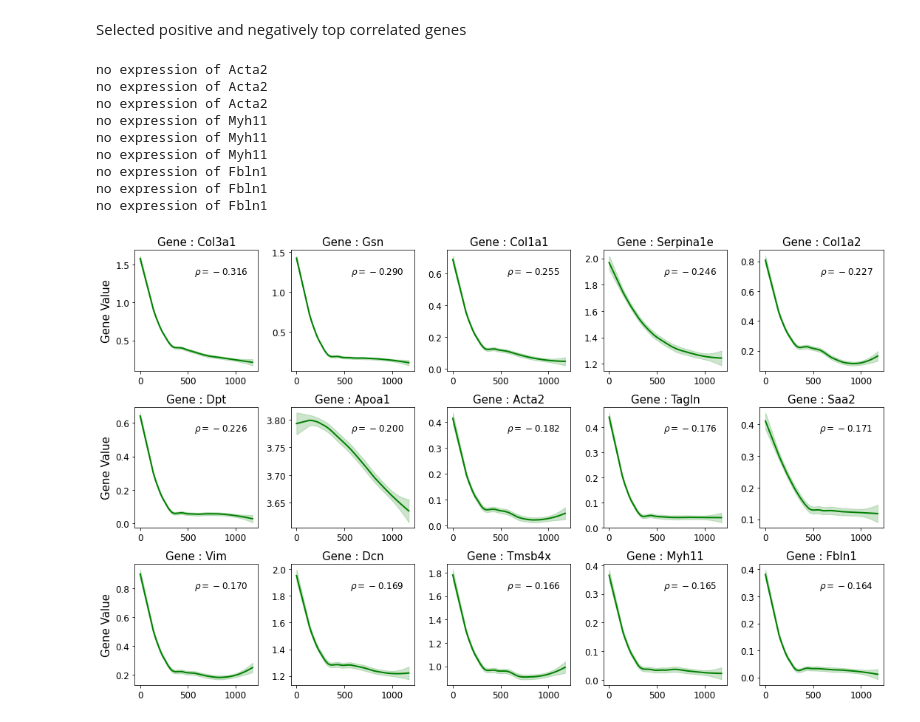
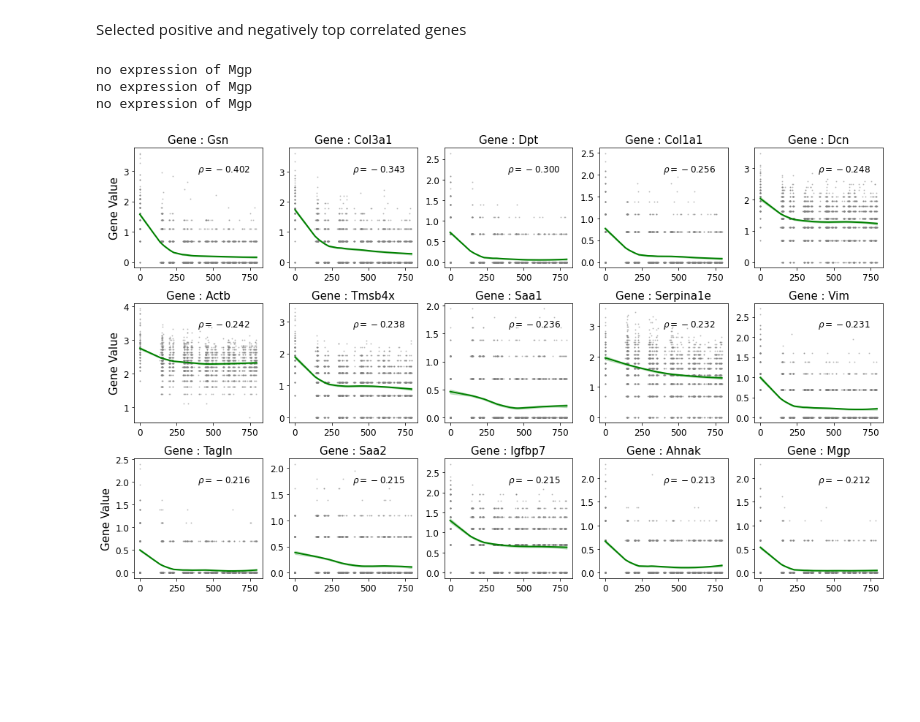
Before and after one commit to almaan/ST-mLiver, a Jupyter notebook: scripts/cluster-5-analysis.ipynb, the cells around one changed output. Saved outputs shown, nothing was run; the diff lists cells and outputs as text; code cells hidden in the pictures; blank space fills up the shorter version.

```diff
--- a/scripts/cluster-5-analysis.ipynb
+++ b/scripts/cluster-5-analysis.ipynb
@@ -32,19 +32,19 @@ TAG = re.sub(":| |-|\\.|","",str(datetime.datetime.today()))
 TAG = TAG + "-cluster-5-analysis"
 
 REPO_DIR = osp.dirname(osp.abspath(os.getcwd()))
-DATA_DIR = osp.join(REPO_DIR,"data/h5ad-cca")
+DATA_DIR = osp.join("/Users/franziskahildebrandt/Desktop/PhDprojectFranziskaHildebrandt/ST-liver/uninfectedLiver-sequenced/ankarliver/data/h5ad-cca")
 RESULTS_DIR = osp.join(REPO_DIR,"res",TAG)
 
 if not osp.exists(RESULTS_DIR):
     os.mkdir(RESULTS_DIR)
 
-GENE_LIST_DIR = osp.join(REPO_DIR,"data/gene-lists/cluster_5")
+GENE_LIST_DIR = osp.join(REPO_DIR,"data/gene-lists/marker-genes")
 
-SCALE_FACTOR = 2.801
+SCALE_FACTOR = 2.8
 
 CLUSTER_DIR = "../rsc/cluster/"
 
-SAVE_RESULTS = False
+SAVE_RESULTS = True
 # %%
 # Get data paths
 PTHS = list(filter(lambda x: x.endswith("h5ad"),os.listdir(DATA_DIR)))
@@ -100,5 +100,5 @@ data_set
      obsm: 'vein_distances'}
 # %%
 genes = ut.load_genelist(GENE_LIST_DIR,
-                         filter_tag = "",
+                         filter_tag ="lcm",
                         )
@@ -137,7 +147,7 @@ share_y = False
 # set within which distance from the vein
 # gene expresssion should be assessed; could
 # be same as RADIUS
-dist_thrs = 420
+dist_thrs = 284 #800 µm (2 times distance)
 
 # which genes to be assessed
 vein_genes = genes["all"]
@@ -149,7 +159,7 @@ n_cols = 5
 
 colormap = dict(envelope = "green",
                 fitted = "green",
-                background = "green",
+                background = "gray",
                )
 
 fig,ax = viz.get_figure(len(vein_genes),
@@ -182,7 +192,7 @@ for k,gene in enumerate(vein_genes):
                                         data = smoothed,
                                         curve_label = "cluster 5",
                                         color_scheme = colormap,
-                                        include_background = False,
+                                        include_background = True,
                                         feature_type = "Gene",
                                         feature = gene,
                                         distance_scale_factor = SCALE_FACTOR,
@@ -215,7 +225,7 @@ Observation names are not unique. To make them unique, call `.obs_names_make_uni
 from scipy.stats import spearmanr
 from statsmodels.stats.multitest import multipletests
 
-dist_thrs = 420
+dist_thrs = 179
 
 corrvals = []
 pvals = []
@@ -264,7 +274,7 @@ share_y = False
 # set within which distance from the vein
 # gene expresssion should be assessed; could
 # be same as RADIUS
-dist_thrs = 420
+dist_thrs = 284
 
 #define how many columns to plot
 n_cols = 5
@@ -273,7 +283,7 @@ n_cols = 5
 
 colormap = dict(envelope = "green",
                 fitted = "green",
-                background = "green",
+                background = "grey",
                )
 
 fig,ax = viz.get_figure(len(top_genes[gene_type]),
@@ -306,48 +316,42 @@ for k,(gene,corrv) in enumerate(zip(top_genes[gene_type],top_corrvals[gene_type]
                                         data = smoothed,
                                         curve_label = "cluster 5",
                                         color_scheme = colormap,
-                                        include_background = False,
+                                        include_background = True,
                                         feature_type = "Gene",
                                         feature = gene,
                                         distance_scale_factor = SCALE_FACTOR,
                                         title_fontsize = 18,
                                         label_fontsize = 15,
                                         tick_fontsize = 12,
                                         distance_unit = "um",
                                       )
         ax[k].set_xlabel("")
         txt_y = np.array(ax[k].get_ylim())
         dy = (txt_y[-1] - txt_y[0])
         txt_x = np.array(ax[k].get_xlim())
         dx = (txt_x[-1] - txt_x[0])
 
         txt_y = txt_y[0] + 0.8 * dy
         if gene_type == "negative":
             txt_x = txt_x[0] + dx * 0.7
         else:
             txt_x = txt_x[0] + dx*0.2
 
         ax[k].text(s=r"$\rho={:0.3f}$".format(corrv),x = txt_x,
                    y= txt_y,horizontalalignment= "center",fontsize = 12)
     if k % n_cols != 0: ax[k].set_ylabel("")
 
 fig.tight_layout()
 
 if SAVE_RESULTS:
     fig.savefig(osp.join(RESULTS_DIR,
-                         "feature-by-distance.svg"),
+                         "feature-by-distance-neg-cor.svg"),
                 facecolor = "white",
                 dpi = 600)
 
 plt.show()
 # %% [output]
-no expression of Acta2
-no expression of Acta2
-no expression of Acta2
-no expression of Myh11
-no expression of Myh11
-no expression of Myh11
-no expression of Fbln1
-no expression of Fbln1
-no expression of Fbln1
+no expression of Mgp
+no expression of Mgp
+no expression of Mgp
-[figure, old version]
+[figure, new version]
```
Also changed, not shown: parts of 4 cells of this notebook, 6 other files.
